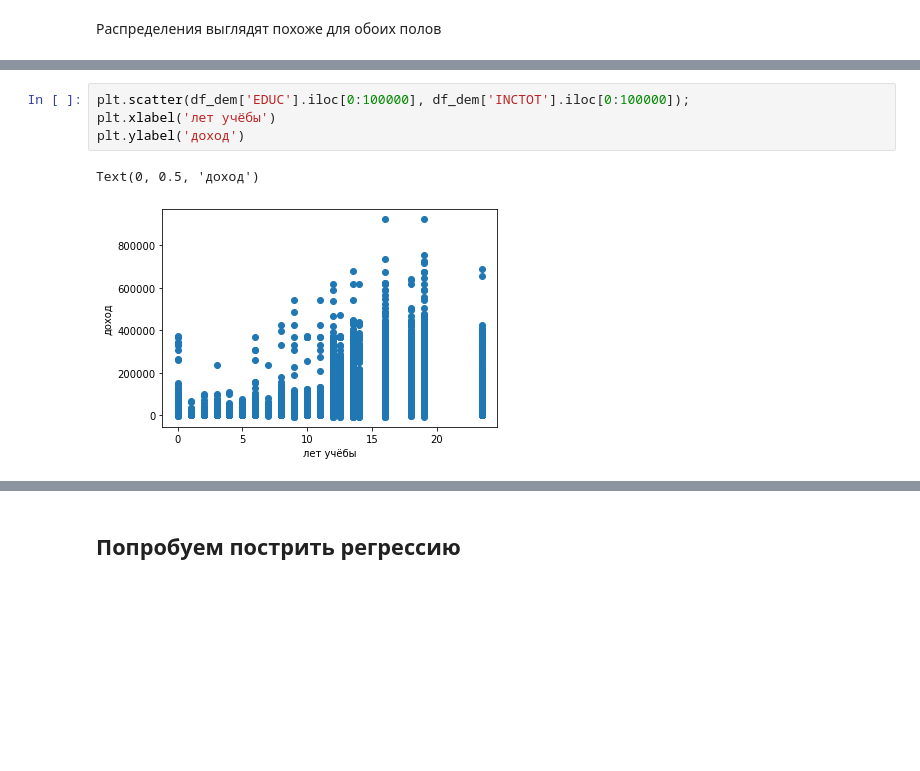
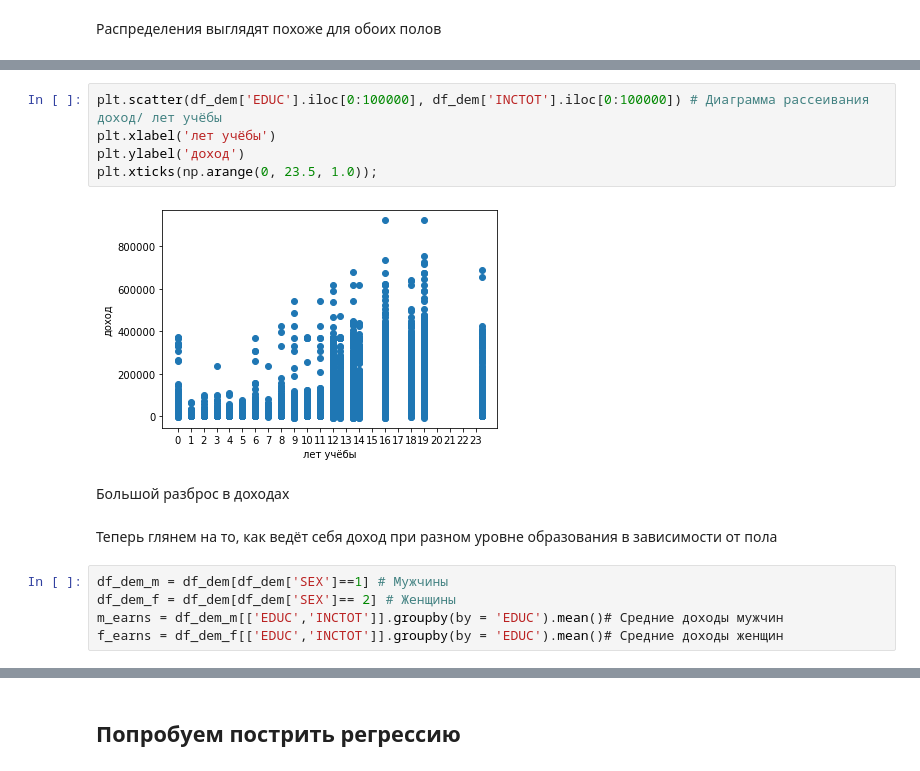
Before and after one commit to AleksVart/AndanProject, a Jupyter notebook: DemographyML.ipynb, the cells around one changed output, grey strips where cells are left out. Cells and saved outputs as stored; diff of their text form; blank space fills up the shorter version.

```diff
--- a/DemographyML.ipynb
+++ b/DemographyML.ipynb
@@ -182,7 +191,16 @@ Text(0, 0.5, 'средний доход')
 # %%
-plt.scatter(df_dem['EDUC'].iloc[0:100000], df_dem['INCTOT'].iloc[0:100000]);
+plt.scatter(df_dem['EDUC'].iloc[0:100000], df_dem['INCTOT'].iloc[0:100000]) # Диаграмма рассеивания доход/ лет учёбы
 plt.xlabel('лет учёбы')
 plt.ylabel('доход')
+plt.xticks(np.arange(0, 23.5, 1.0));
 # %% [output]
-Text(0, 0.5, 'доход')
-[figure, old version]
+[figure, new version]
+# %% [markdown]
+Большой разброс в доходах
+# %% [markdown]
+Теперь глянем на то, как ведёт себя доход при разном уровне образования в зависимости от пола
+# %%
+df_dem_m = df_dem[df_dem['SEX']==1] # Мужчины
+df_dem_f = df_dem[df_dem['SEX']== 2] # Женщины
+m_earns = df_dem_m[['EDUC','INCTOT']].groupby(by = 'EDUC').mean()# Средние доходы мужчин
+f_earns = df_dem_f[['EDUC','INCTOT']].groupby(by = 'EDUC').mean()# Средние доходы женщин
```
Also changed, not shown: parts of 11 cells of this notebook.
